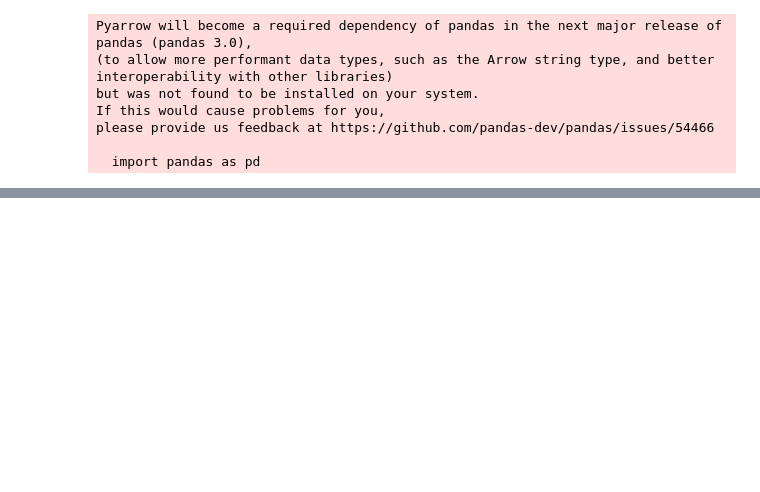
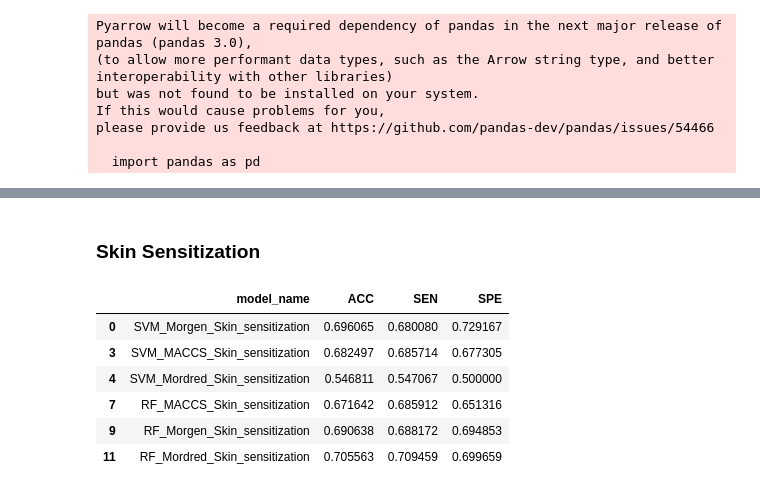
Before and after one commit to Seg0fieD/Toxicity_seminar, a Jupyter notebook: src/result_plot.ipynb, the cells around one changed output, grey strips where cells are left out. Cells and saved outputs as stored; diff of their text form; code cells hidden in the pictures; blank space fills up the shorter version.

```diff
--- a/src/result_plot.ipynb
+++ b/src/result_plot.ipynb
@@ -56,0 +65,13 @@ fig.savefig(fname= "../results/SVM_models.png", bbox_inches = "tight")
+# %% [markdown]
+### Skin Sensitization
+# %%
+skin_sensetization = result_db[result_db["model_name"].str.contains("Skin_sensitization", case= False)]
+skin_sensetization
+# %% [output]
+|  | model_name | ACC | SEN | SPE |
+| 0 | SVM_Morgen_Skin_sensitization | 0.696065 | 0.680080 | 0.729167 |
+| 3 | SVM_MACCS_Skin_sensitization | 0.682497 | 0.685714 | 0.677305 |
+| 4 | SVM_Mordred_Skin_sensitization | 0.546811 | 0.547067 | 0.500000 |
+| 7 | RF_MACCS_Skin_sensitization | 0.671642 | 0.685912 | 0.651316 |
+| 9 | RF_Morgen_Skin_sensitization | 0.690638 | 0.688172 | 0.694853 |
+| 11 | RF_Mordred_Skin_sensitization | 0.705563 | 0.709459 | 0.699659 |
```
Also changed, not shown: parts of 4 cells of this notebook.
